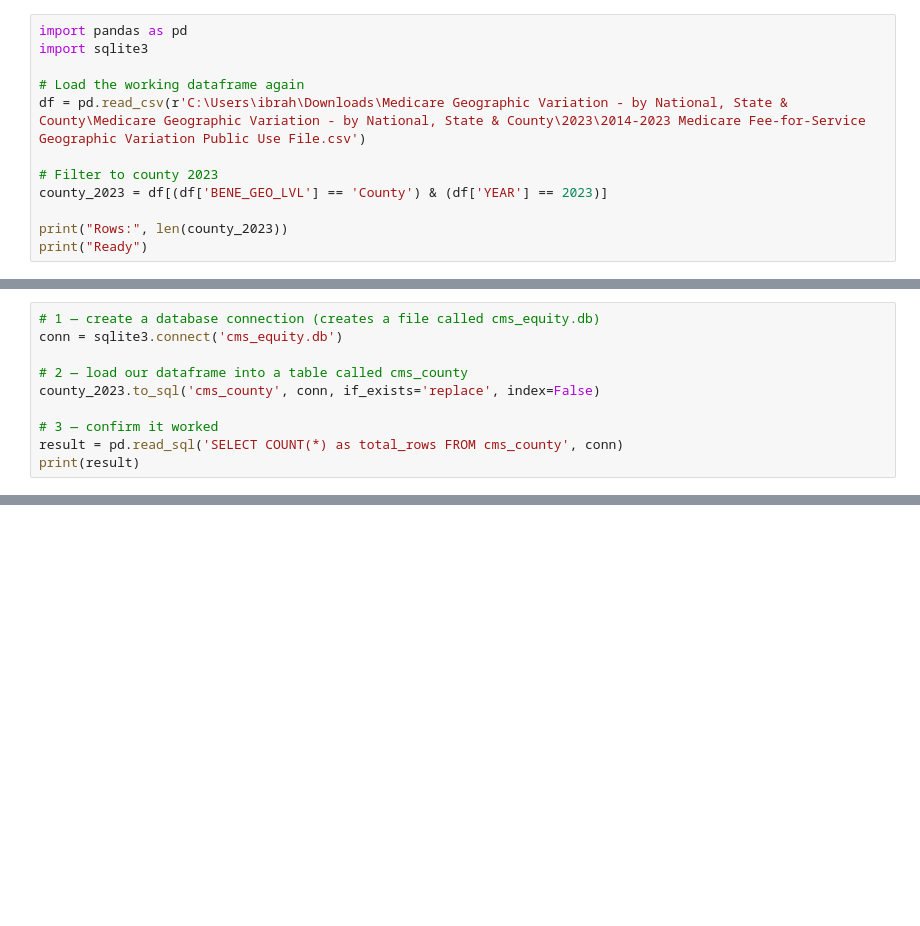
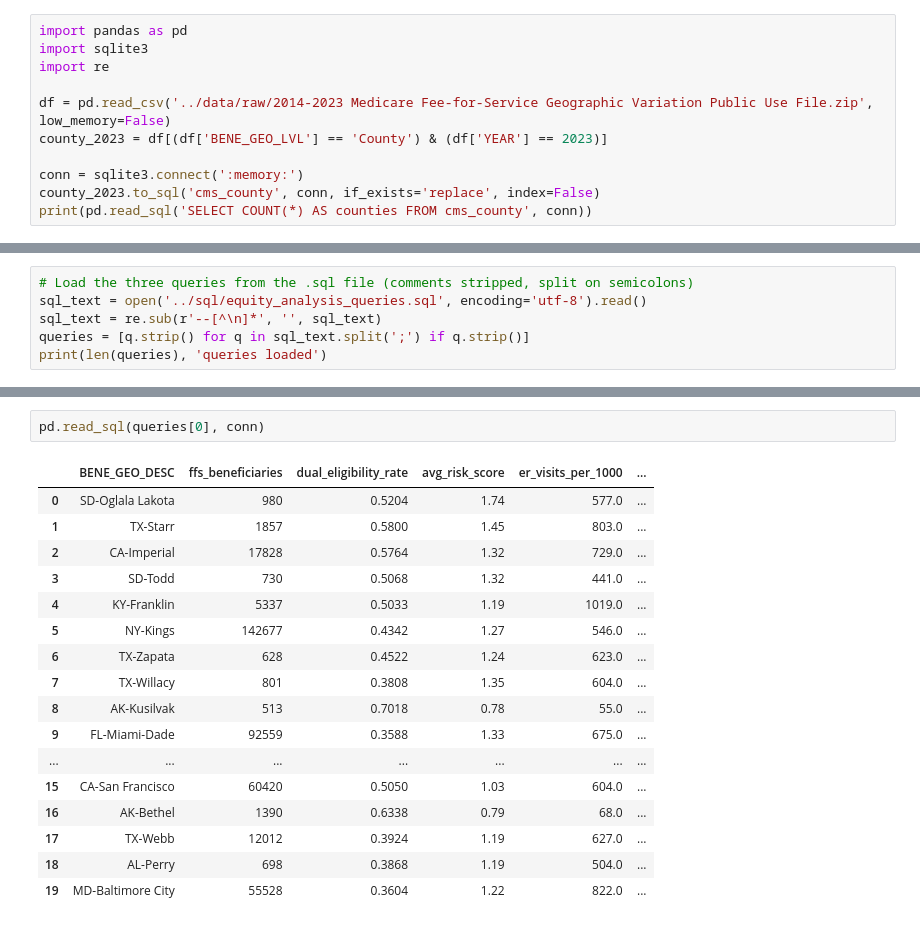
Before and after one commit to subyyy111/cms-health-equity-analysis, a Jupyter notebook: notebooks/02_sql_analysis.ipynb, the cells around one changed output, grey strips where cells are left out. Saved outputs shown, nothing was run; the diff lists cells and outputs as text; blank space fills up the shorter version.

```diff
--- a/notebooks/02_sql_analysis.ipynb
+++ b/notebooks/02_sql_analysis.ipynb
@@ -1,13 +10,12 @@
 # %%
 import pandas as pd
 import sqlite3
+import re
 
-# Load the working dataframe again
-df = pd.read_csv(r'C:\Users\ibrah\Downloads\Medicare Geographic Variation - by National, State & County\Medicare Geographic Variation - by National, State & County\2023\2014-2023 Medicare Fee-for-Service Geographic Variation Public Use File.csv')
-
-# Filter to county 2023
+df = pd.read_csv('../data/raw/2014-2023 Medicare Fee-for-Service Geographic Variation Public Use File.zip', low_memory=False)
 county_2023 = df[(df['BENE_GEO_LVL'] == 'County') & (df['YEAR'] == 2023)]
 
-print("Rows:", len(county_2023))
-print("Ready")
+conn = sqlite3.connect(':memory:')
+county_2023.to_sql('cms_county', conn, if_exists='replace', index=False)
+print(pd.read_sql('SELECT COUNT(*) AS counties FROM cms_county', conn))
 # %% [output]
@@ -16,10 +23,0 @@ Ready
-# %%
-# 1 — create a database connection (creates a file called cms_equity.db)
-conn = sqlite3.connect('cms_equity.db')
-
-# 2 — load our dataframe into a table called cms_county
-county_2023.to_sql('cms_county', conn, if_exists='replace', index=False)
-
-# 3 — confirm it worked
-result = pd.read_sql('SELECT COUNT(*) as total_rows FROM cms_county', conn)
-print(result)
@@ -272,0 +39,6 @@ print(results)
+# %%
+# Load the three queries from the .sql file (comments stripped, split on semicolons)
+sql_text = open('../sql/equity_analysis_queries.sql', encoding='utf-8').read()
+sql_text = re.sub(r'--[^\n]*', '', sql_text)
+queries = [q.strip() for q in sql_text.split(';') if q.strip()]
+print(len(queries), 'queries loaded')
@@ -272,0 +53,20 @@ print(results)
+# %%
+pd.read_sql(queries[0], conn)
+# %% [output]
+|  | BENE_GEO_DESC | ffs_beneficiaries | dual_eligibility_rate | avg_risk_score | er_visits_per_1000 | ... |
+| 0 | SD-Oglala Lakota | 980 | 0.5204 | 1.74 | 577.0 | ... |
+| 1 | TX-Starr | 1857 | 0.5800 | 1.45 | 803.0 | ... |
+| 2 | CA-Imperial | 17828 | 0.5764 | 1.32 | 729.0 | ... |
+| 3 | SD-Todd | 730 | 0.5068 | 1.32 | 441.0 | ... |
+| 4 | KY-Franklin | 5337 | 0.5033 | 1.19 | 1019.0 | ... |
+| 5 | NY-Kings | 142677 | 0.4342 | 1.27 | 546.0 | ... |
+| 6 | TX-Zapata | 628 | 0.4522 | 1.24 | 623.0 | ... |
+| 7 | TX-Willacy | 801 | 0.3808 | 1.35 | 604.0 | ... |
+| 8 | AK-Kusilvak | 513 | 0.7018 | 0.78 | 55.0 | ... |
+| 9 | FL-Miami-Dade | 92559 | 0.3588 | 1.33 | 675.0 | ... |
+| ... | ... | ... | ... | ... | ... | ... |
+| 15 | CA-San Francisco | 60420 | 0.5050 | 1.03 | 604.0 | ... |
+| 16 | AK-Bethel | 1390 | 0.6338 | 0.79 | 68.0 | ... |
+| 17 | TX-Webb | 12012 | 0.3924 | 1.19 | 627.0 | ... |
+| 18 | AL-Perry | 698 | 0.3868 | 1.19 | 504.0 | ... |
+| 19 | MD-Baltimore City | 55528 | 0.3604 | 1.22 | 822.0 | ... |
```
Also changed, not shown: parts of 22 cells of this notebook, 7 other files.
